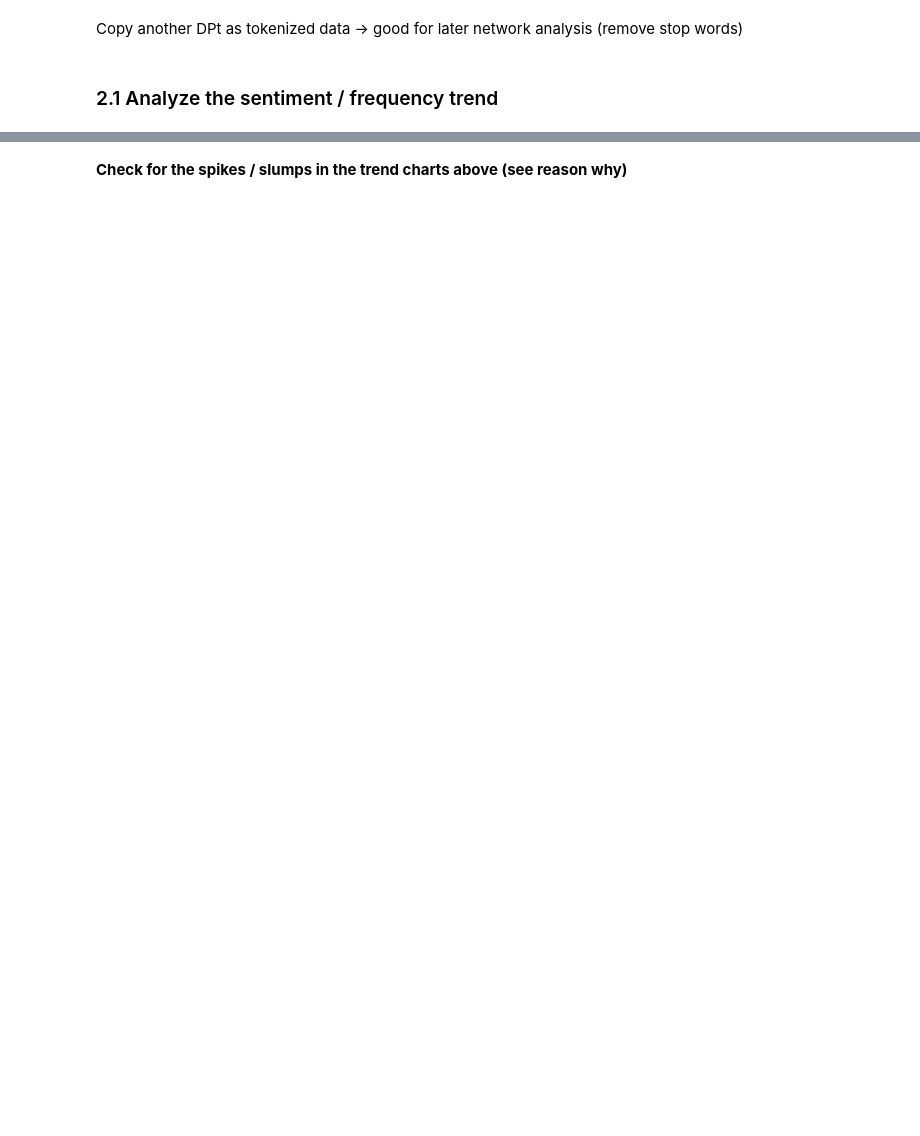
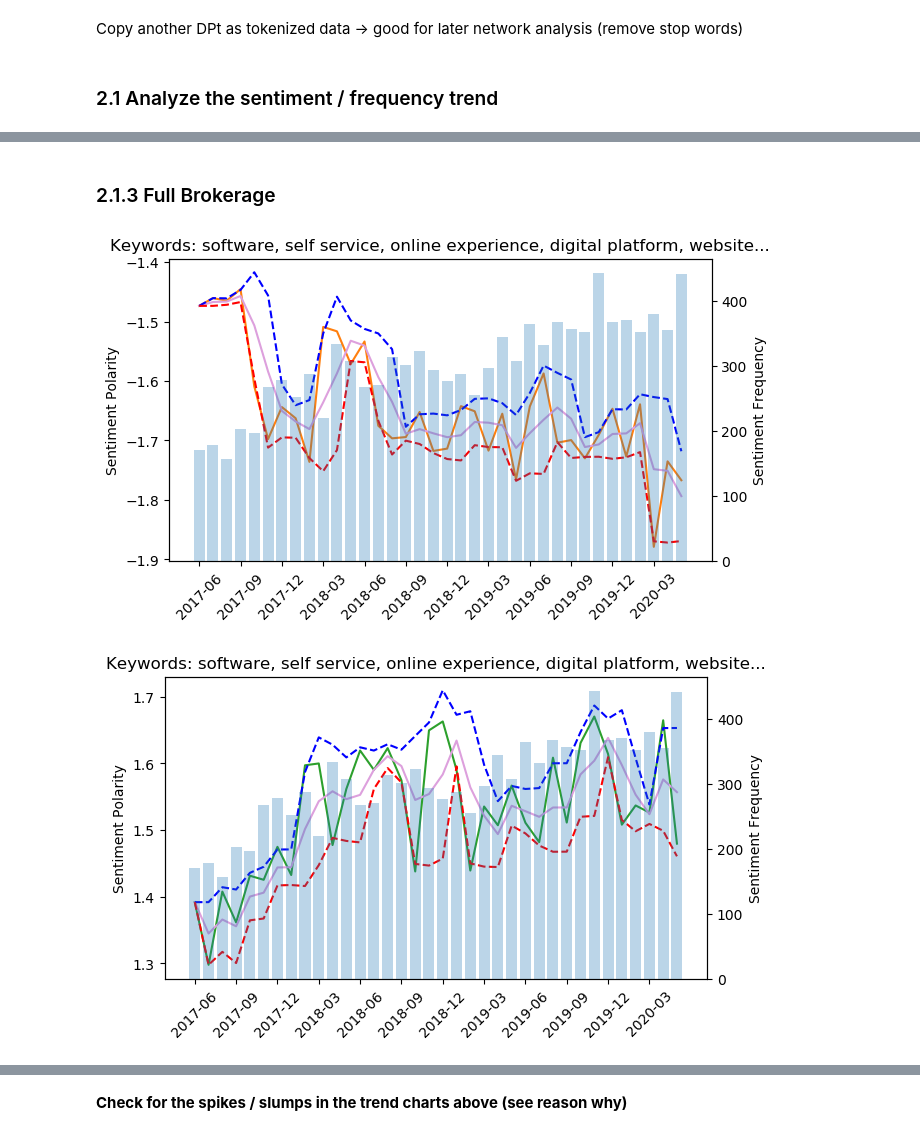
Before and after one commit to Skeneybao/MS-Competition, a Jupyter notebook: Data Scraper and Proprocessor/Topic Classification - Integrated.ipynb, the cells around one changed output, grey strips where cells are left out. Cells and saved outputs as stored; diff of their text form; code cells hidden in the pictures; blank space fills up the shorter version.

```diff
--- a/Data Scraper and Proprocessor/Topic Classification - Integrated.ipynb
+++ b/Data Scraper and Proprocessor/Topic Classification - Integrated.ipynb
@@ -99,0 +206,7 @@ DP.trend_analysis(polarity = [0,1], keyword_list = topic_words,count=1,ma=5)
+# %% [markdown]
+### 2.1.3 Full Brokerage
+# %%
+DPfull.trend_analysis(polarity = [0,1,2], keyword_list = topic_words,count=1,ma=3)
+# %% [output]
+[figure, added]
+[figure, added]
```
Also changed, not shown: parts of 29 cells of this notebook, 4 other files.
